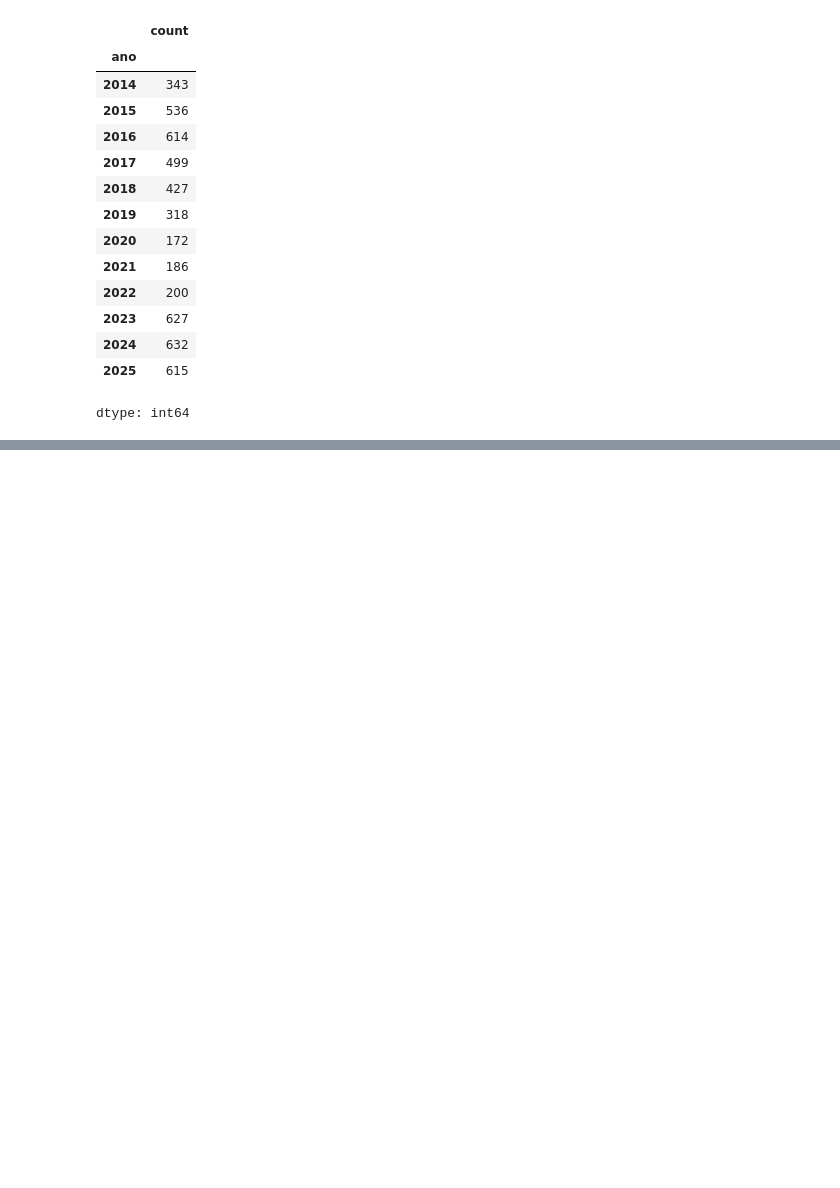
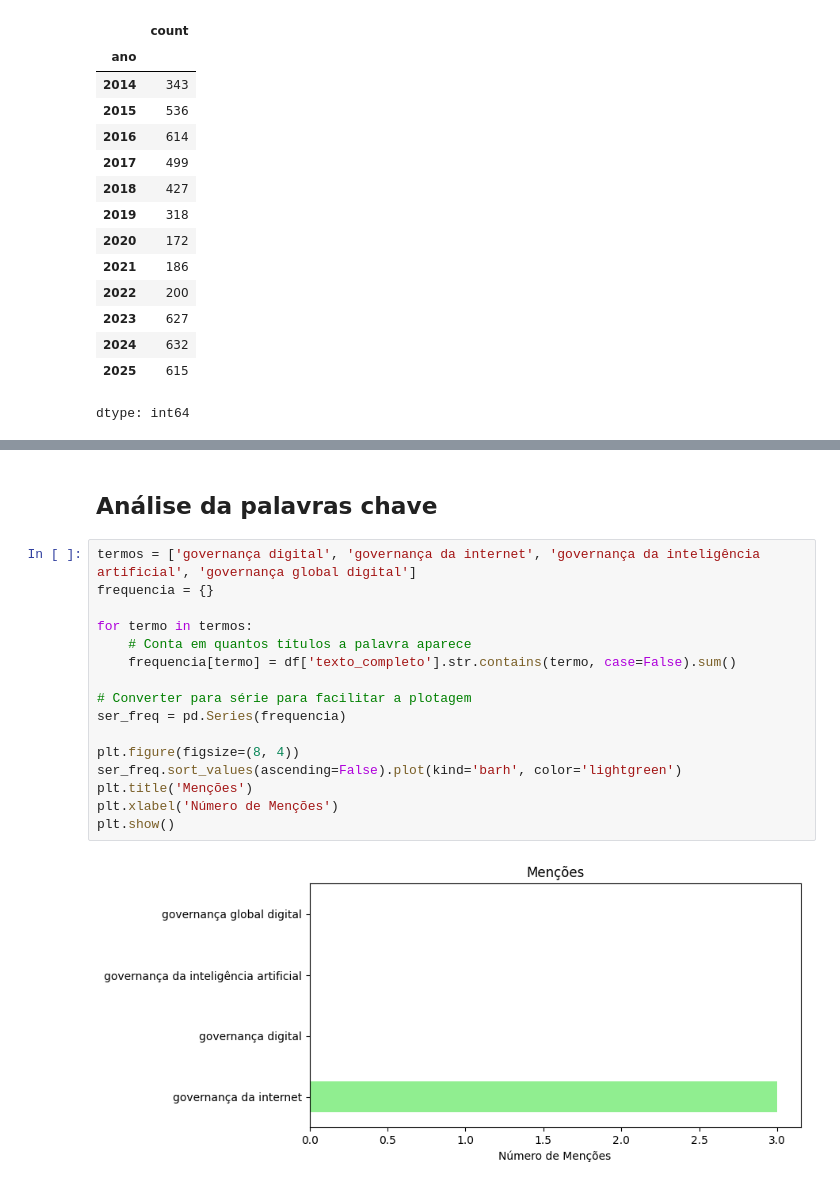
Before and after one commit to juborduchi/governanca-digital_mre, a Jupyter notebook: notebooks/analise_nota_mre.ipynb, the cells around one changed output, grey strips where cells are left out. Saved outputs shown, nothing was run; the diff lists cells and outputs as text; blank space fills up the shorter version.

```diff
--- a/notebooks/analise_nota_mre.ipynb
+++ b/notebooks/analise_nota_mre.ipynb
@@ -376,0 +375,20 @@ dtype: int64
+# %% [markdown]
+## Análise da palavras chave
+# %%
+termos = ['governança digital', 'governança da internet', 'governança da inteligência artificial', 'governança global digital']
+frequencia = {}
+
+for termo in termos:
+    # Conta em quantos títulos a palavra aparece
+    frequencia[termo] = df['texto_completo'].str.contains(termo, case=False).sum()
+
+# Converter para série para facilitar a plotagem
+ser_freq = pd.Series(frequencia)
+
+plt.figure(figsize=(8, 4))
+ser_freq.sort_values(ascending=False).plot(kind='barh', color='lightgreen')
+plt.title('Menções')
+plt.xlabel('Número de Menções')
+plt.show()
+# %% [output]
+[figure, added]
```
Also changed, not shown: parts of 22 cells of this notebook.
